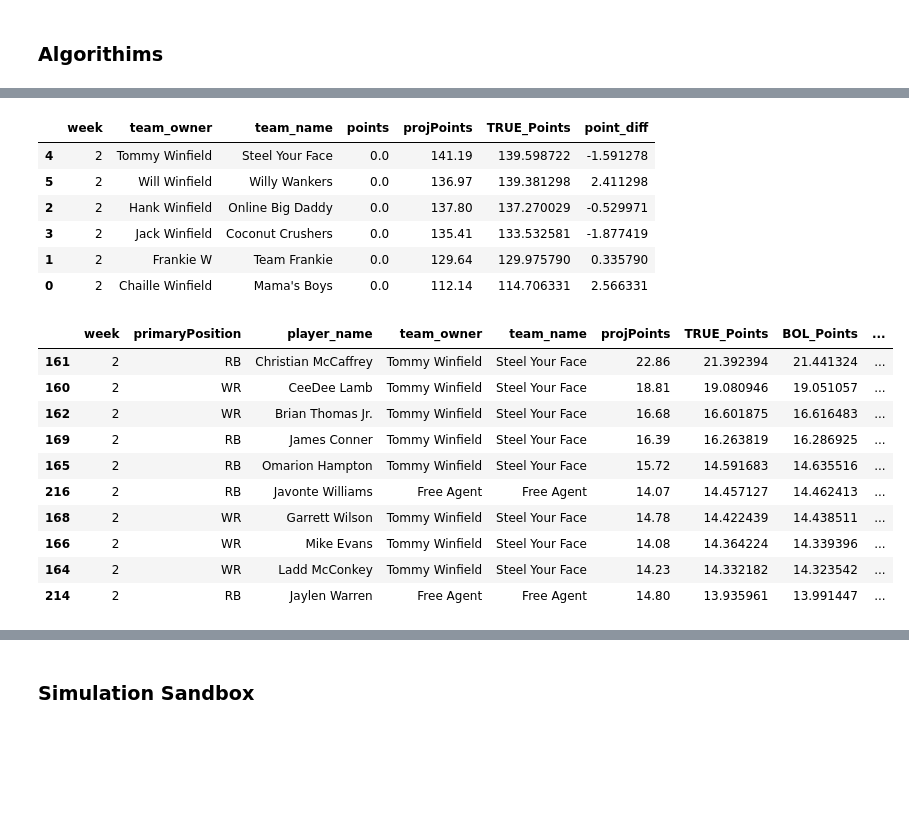
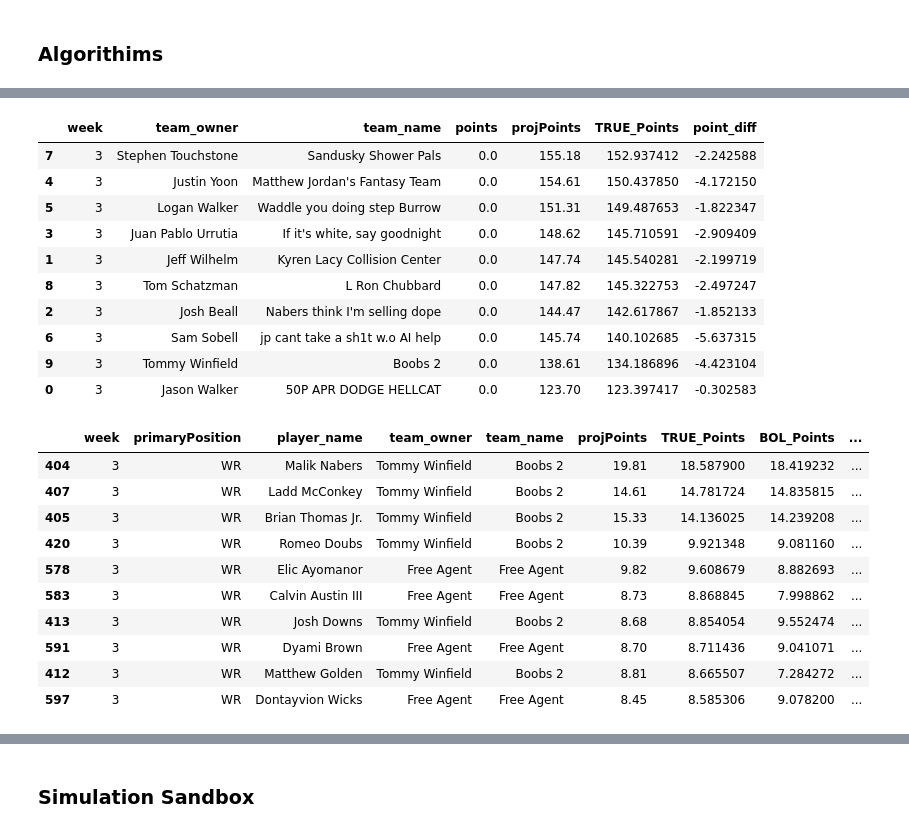
Before and after one commit to twinfield10/ESPN_FFL, a Jupyter notebook: FF Analysis Notebook.ipynb, the cells around one changed output, grey strips where cells are left out. Cells and saved outputs as stored; diff of their text form; code cells hidden in the pictures; blank space fills up the shorter version.

```diff
--- a/FF Analysis Notebook.ipynb
+++ b/FF Analysis Notebook.ipynb
@@ -44,7 +44,7 @@ lg_vars = {
         "ID": 537814,
         "ESPN_S2": espn_id,
         "SWID": s_id,
-        "start": 2015,
+        "start": 2017,
         "end": 2025
     },
     "GOP_Degenerates": {
@@ -93,7 +93,7 @@ lg_vars = {
 # %% [markdown]
 ## 1) Set League ##
 # %%
-select_league = "Winfield_Football"
+select_league = "Weenieless_Wanderers"
 # Tommy Leagues: Winfield_Football, Knights_FFL, GOP_Degenerates, Weenieless_Wanderers
 # Will Leagues: 12 Dudes one Cup
 # Cooleen Leagues: Big Red Fantasy Football
@@ -685,7 +671,12 @@ def create_ESPN_combo(stat, visualize = True, pos_filter = None):
     # Build Combination Table
     df = LINEUPS
     df['Points'] = df['points']
-    df = df[(df['week'] == 5) & (df['week'] == 5) & (~df[f'ESPN_{stat}'].isna())]
+
+    ## Filter Where Stat != ESPN & != AVG(ESPN, FP)
+    df = df[(df[f'PINNY_{stat}'] != ((df[f'ESPN_{stat}'] + df[f'FP_{stat}'])/2)) & (df[f'BOL_{stat}'] != ((df[f'ESPN_{stat}'] + df[f'FP_{stat}'])/2))]
+
+    ## Filter For Completed Weeks
+    df = df[(df['week'] < curr_week) & (~df[f'ESPN_{stat}'].isna())]
     df[f'{stat}'].fillna(0, inplace=True)
 
     # DF Filter Rows Where Projection is 0 in Pinny
@@ -747,7 +738,7 @@ def create_ESPN_combo(stat, visualize = True, pos_filter = None):
     elif visualize == False:
         return clean
 
-#pd.set_option('display.max_rows', None)
-#pd.set_option('display.max_columns', None)
+pd.set_option('display.max_rows', None)
+pd.set_option('display.max_columns', None)
 
-#create_ESPN_combo(stat = "passingYards", pos_filter=['QB'], visualize=True) #
+create_ESPN_combo(stat = "receivingReceptions", pos_filter=['WR','TE', 'RB'], visualize=True) #
@@ -877,44 +870,48 @@ def get_league_projections(week, lu=LINEUPS):
 
     return result.sort_values(by='TRUE_Points', ascending=False)
 
-get_league_projections(week = 2)
+get_league_projections(week = curr_week)
 # %% [output]
 |  | week | team_owner | team_name | points | projPoints | TRUE_Points | point_diff |
-| 4 | 2 | Tommy Winfield | Steel Your Face | 0.0 | 141.19 | 139.598722 | -1.591278 |
-| 5 | 2 | Will Winfield | Willy Wankers | 0.0 | 136.97 | 139.381298 | 2.411298 |
-| 2 | 2 | Hank Winfield | Online Big Daddy | 0.0 | 137.80 | 137.270029 | -0.529971 |
-| 3 | 2 | Jack Winfield | Coconut Crushers | 0.0 | 135.41 | 133.532581 | -1.877419 |
-| 1 | 2 | Frankie W | Team Frankie | 0.0 | 129.64 | 129.975790 | 0.335790 |
-| 0 | 2 | Chaille Winfield | Mama's Boys | 0.0 | 112.14 | 114.706331 | 2.566331 |
+| 7 | 3 | Stephen Touchstone | Sandusky Shower Pals | 0.0 | 155.18 | 152.937412 | -2.242588 |
+| 4 | 3 | Justin Yoon | Matthew Jordan's Fantasy Team | 0.0 | 154.61 | 150.437850 | -4.172150 |
+| 5 | 3 | Logan Walker | Waddle you doing step Burrow | 0.0 | 151.31 | 149.487653 | -1.822347 |
+| 3 | 3 | Juan Pablo Urrutia | If it's white, say goodnight | 0.0 | 148.62 | 145.710591 | -2.909409 |
+| 1 | 3 | Jeff Wilhelm | Kyren Lacy Collision Center | 0.0 | 147.74 | 145.540281 | -2.199719 |
+| 8 | 3 | Tom Schatzman | L Ron Chubbard | 0.0 | 147.82 | 145.322753 | -2.497247 |
+| 2 | 3 | Josh Beall | Nabers think I'm selling dope | 0.0 | 144.47 | 142.617867 | -1.852133 |
+| 6 | 3 | Sam Sobell | jp cant take a sh1t w.o AI help | 0.0 | 145.74 | 140.102685 | -5.637315 |
+| 9 | 3 | Tommy Winfield | Boobs 2 | 0.0 | 138.61 | 134.186896 | -4.423104 |
+| 0 | 3 | Jason Walker | 50P APR DODGE HELLCAT | 0.0 | 123.70 | 123.397417 | -0.302583 |
 # %%
 def get_rankings(pos, week, visualize = False, check_fa = False):
     df = LINEUPS[(LINEUPS['primaryPosition'].isin(pos)) & (LINEUPS['week'] == week)]
     df = df[['week', 'primaryPosition','player_name', 'team_owner', 'team_name',
                   'points', 'projPoints', 'TRUE_Points', 'BOL_Points', 'PosRank', 'ESPN_PosRank', 'TRUE_PosRank']]
-    if week != 2:
+    if week != curr_week:
         df = df.sort_values(by=['PosRank', 'points'])
     else:
         df = df.drop(columns=['points', 'PosRank']).sort_values(by=['TRUE_Points'], ascending=False)
 
     if visualize == False:
         if check_fa == True:
             return df[df['team_owner'].isin(['Tommy Winfield', 'John Baizer', 'Free Agent'])]
         else:
             return df
 
-get_rankings(pos = ['WR', 'RB'], week = curr_week, visualize=False, check_fa=True).head(10) #'LB', 'DE', 'S', 'CB', 'DT'
+get_rankings(pos = ['WR'], week = curr_week, visualize=False, check_fa=True).head(10) #'LB', 'DE', 'S', 'CB', 'DT'
 # %% [output]
 |  | week | primaryPosition | player_name | team_owner | team_name | projPoints | TRUE_Points | BOL_Points | ... |
-| 161 | 2 | RB | Christian McCaffrey | Tommy Winfield | Steel Your Face | 22.86 | 21.392394 | 21.441324 | ... |
-| 160 | 2 | WR | CeeDee Lamb | Tommy Winfield | Steel Your Face | 18.81 | 19.080946 | 19.051057 | ... |
-| 162 | 2 | WR | Brian Thomas Jr. | Tommy Winfield | Steel Your Face | 16.68 | 16.601875 | 16.616483 | ... |
-| 169 | 2 | RB | James Conner | Tommy Winfield | Steel Your Face | 16.39 | 16.263819 | 16.286925 | ... |
-| 165 | 2 | RB | Omarion Hampton | Tommy Winfield | Steel Your Face | 15.72 | 14.591683 | 14.635516 | ... |
-| 216 | 2 | RB | Javonte Williams | Free Agent | Free Agent | 14.07 | 14.457127 | 14.462413 | ... |
-| 168 | 2 | WR | Garrett Wilson | Tommy Winfield | Steel Your Face | 14.78 | 14.422439 | 14.438511 | ... |
-| 166 | 2 | WR | Mike Evans | Tommy Winfield | Steel Your Face | 14.08 | 14.364224 | 14.339396 | ... |
-| 164 | 2 | WR | Ladd McConkey | Tommy Winfield | Steel Your Face | 14.23 | 14.332182 | 14.323542 | ... |
-| 214 | 2 | RB | Jaylen Warren | Free Agent | Free Agent | 14.80 | 13.935961 | 13.991447 | ... |
+| 404 | 3 | WR | Malik Nabers | Tommy Winfield | Boobs 2 | 19.81 | 18.587900 | 18.419232 | ... |
+| 407 | 3 | WR | Ladd McConkey | Tommy Winfield | Boobs 2 | 14.61 | 14.781724 | 14.835815 | ... |
+| 405 | 3 | WR | Brian Thomas Jr. | Tommy Winfield | Boobs 2 | 15.33 | 14.136025 | 14.239208 | ... |
+| 420 | 3 | WR | Romeo Doubs | Tommy Winfield | Boobs 2 | 10.39 | 9.921348 | 9.081160 | ... |
+| 578 | 3 | WR | Elic Ayomanor | Free Agent | Free Agent | 9.82 | 9.608679 | 8.882693 | ... |
+| 583 | 3 | WR | Calvin Austin III | Free Agent | Free Agent | 8.73 | 8.868845 | 7.998862 | ... |
+| 413 | 3 | WR | Josh Downs | Tommy Winfield | Boobs 2 | 8.68 | 8.854054 | 9.552474 | ... |
+| 591 | 3 | WR | Dyami Brown | Free Agent | Free Agent | 8.70 | 8.711436 | 9.041071 | ... |
+| 412 | 3 | WR | Matthew Golden | Tommy Winfield | Boobs 2 | 8.81 | 8.665507 | 7.284272 | ... |
+| 597 | 3 | WR | Dontayvion Wicks | Free Agent | Free Agent | 8.45 | 8.585306 | 9.078200 | ... |
 # %%
 grouped_means = LINEUPS[(LINEUPS['player_active_status'] == 'active') & (LINEUPS['week'] == 1)].groupby('primaryPosition').agg({
     'points': 'mean',
```
Also changed, not shown: parts of 13 cells of this notebook, 19 other files.
